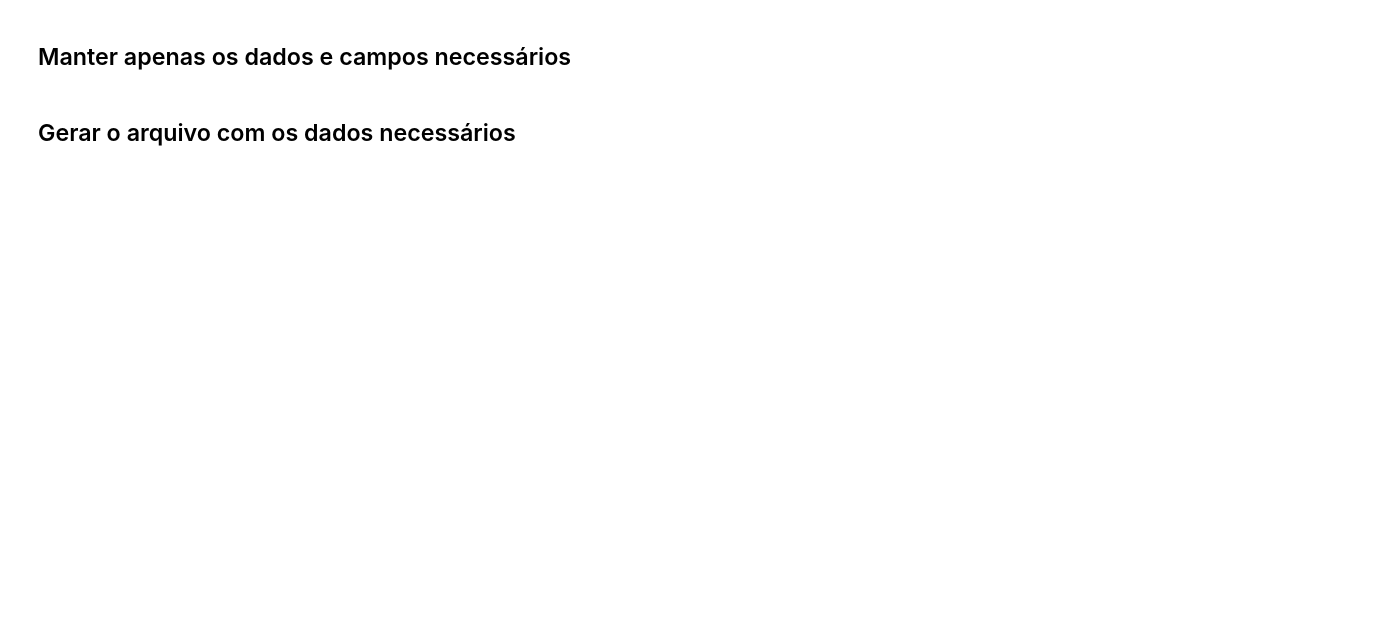
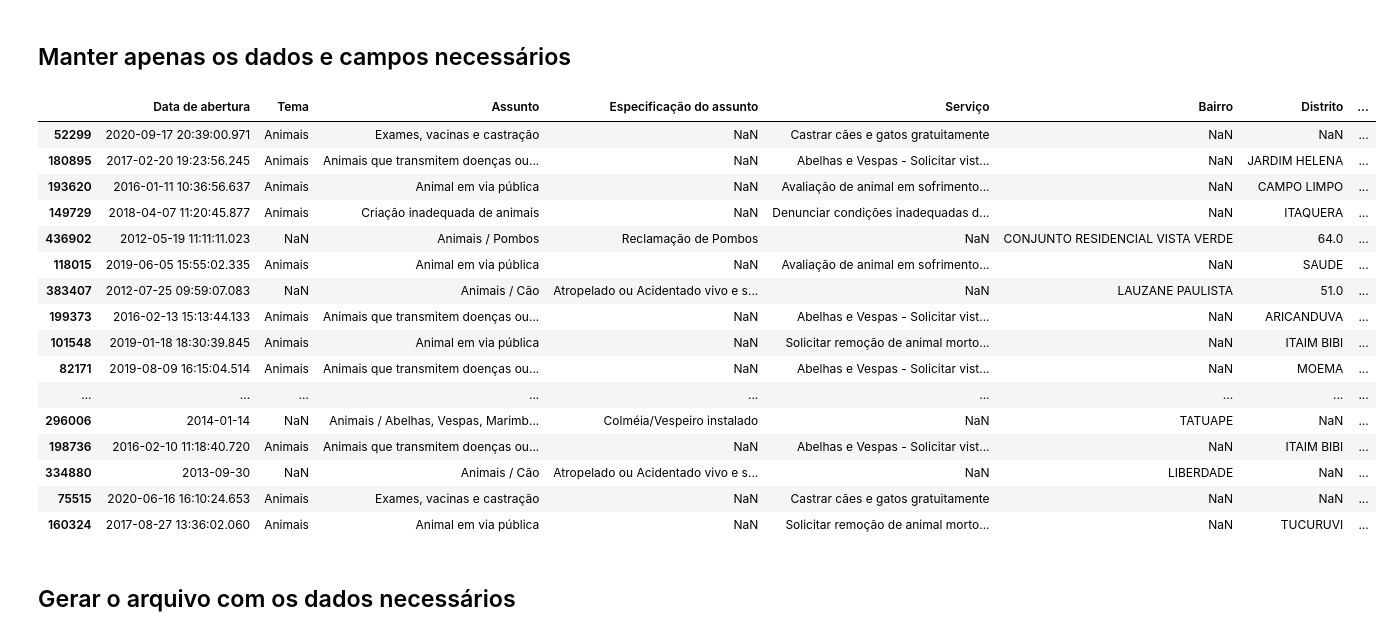
Before and after one commit to DemikFR/Analise-Controle-Zoonoses-SP156, a Jupyter notebook: base_dados/data_scraping.ipynb, the cells around one changed output. Drawn from its saved outputs; the diff is of its cells as text; code cells hidden in the pictures; blank space fills up the shorter version.

```diff
--- a/base_dados/data_scraping.ipynb
+++ b/base_dados/data_scraping.ipynb
@@ -53,0 +32,31 @@ O arquivo arquivofinal4sem2022.xlsx.csv foi inserido com sucesso.
+# %%
+# URL base do site da Prefeitura
+url_base = 'http://dados.prefeitura.sp.gov.br'
+
+# URL inicial onde estarão os links para os datasets
+url_inicial = 'http://dados.prefeitura.sp.gov.br/dataset/dados-do-sp156'
+
+# extensão do dataset para filtrar
+file_type = '.csv'
+
+for link in get_soup(url_inicial, r'^Dados do SP156 -.*'):
+
+    # Pegar o link de download
+    for page in get_soup(url_base+link['href'], r'^http://dados.prefeitura.sp.gov.br/dataset/.*'):
+        link_download = page['href']
+
+        # Verificar se é o arquivo a ser baixado é Excel
+        if file_type in link_download:
+
+            # Se for usar .csv
+            response_csv = requests.get(page['href'])
+
+            if int(link["title"][-4:]) >= 2021:
+                df3 = pd.read_csv(StringIO(response_csv.content.decode('cp1252')), sep=';', encoding='utf8', low_memory=False)
+                continue
+            else:
+                df3 = pd.read_csv(StringIO(response_csv.content.decode('utf8')), sep=',', encoding='utf8', low_memory=False)
+
+            # Inserir os dados na planilha original
+            df = pd.concat([df, df3], ignore_index=True)
+            print(f'Os dados do {link["title"]} foram inseridos com sucesso.')
@@ -54,9 +103,31 @@ O arquivo arquivofinal4sem2022.xlsx.csv foi inserido com sucesso.
 # %% [markdown]
 ## Manter apenas os dados e campos necessários
+# %%
+df = df[['Data de abertura', 'Tema', 'Assunto', 'Especificação do assunto', 'Serviço', 'Bairro', 'Distrito'
+         , 'Status da solicitação', 'Data do parecer']]
 # %%
-df = df[df['Assunto'].str.contains('Animais', regex=False)].reset_index(drop=True)
+df = df[df['Assunto'].str.contains('Animais', regex=False) | df['Tema'].str.contains(r'^Anim.*', regex=True)].reset_index(
+    drop=True)
-# %%
-df.drop(columns=['Distrito', 'Órgão', 'Canal de atendimento'], inplace=True)
+# %%
+df.sample(20)
+# %% [output]
+|  | Data de abertura | Tema | Assunto | Especificação do assunto | Serviço | Bairro | Distrito | ... |
+| 52299 | 2020-09-17 20:39:00.971 | Animais | Exames, vacinas e castração | NaN | Castrar cães e gatos gratuitamente | NaN | NaN | ... |
+| 180895 | 2017-02-20 19:23:56.245 | Animais | Animais que transmitem doenças ou... | NaN | Abelhas e Vespas - Solicitar vist... | NaN | JARDIM HELENA | ... |
+| 193620 | 2016-01-11 10:36:56.637 | Animais | Animal em via pública | NaN | Avaliação de animal em sofrimento... | NaN | CAMPO LIMPO | ... |
+| 149729 | 2018-04-07 11:20:45.877 | Animais | Criação inadequada de animais | NaN | Denunciar condições inadequadas d... | NaN | ITAQUERA | ... |
+| 436902 | 2012-05-19 11:11:11.023 | NaN | Animais / Pombos | Reclamação de Pombos | NaN | CONJUNTO RESIDENCIAL VISTA VERDE | 64.0 | ... |
+| 118015 | 2019-06-05 15:55:02.335 | Animais | Animal em via pública | NaN | Avaliação de animal em sofrimento... | NaN | SAUDE | ... |
+| 383407 | 2012-07-25 09:59:07.083 | NaN | Animais / Cão | Atropelado ou Acidentado vivo e s... | NaN | LAUZANE PAULISTA | 51.0 | ... |
+| 199373 | 2016-02-13 15:13:44.133 | Animais | Animais que transmitem doenças ou... | NaN | Abelhas e Vespas - Solicitar vist... | NaN | ARICANDUVA | ... |
+| 101548 | 2019-01-18 18:30:39.845 | Animais | Animal em via pública | NaN | Solicitar remoção de animal morto... | NaN | ITAIM BIBI | ... |
+| 82171 | 2019-08-09 16:15:04.514 | Animais | Animais que transmitem doenças ou... | NaN | Abelhas e Vespas - Solicitar vist... | NaN | MOEMA | ... |
+| ... | ... | ... | ... | ... | ... | ... | ... | ... |
+| 296006 | 2014-01-14 | NaN | Animais / Abelhas, Vespas, Marimb... | Colméia/Vespeiro instalado | NaN | TATUAPE | NaN | ... |
+| 198736 | 2016-02-10 11:18:40.720 | Animais | Animais que transmitem doenças ou... | NaN | Abelhas e Vespas - Solicitar vist... | NaN | ITAIM BIBI | ... |
+| 334880 | 2013-09-30 | NaN | Animais / Cão | Atropelado ou Acidentado vivo e s... | NaN | LIBERDADE | NaN | ... |
+| 75515 | 2020-06-16 16:10:24.653 | Animais | Exames, vacinas e castração | NaN | Castrar cães e gatos gratuitamente | NaN | NaN | ... |
+| 160324 | 2017-08-27 13:36:02.060 | Animais | Animal em via pública | NaN | Solicitar remoção de animal morto... | NaN | TUCURUVI | ... |
 # %% [markdown]
 ## Gerar o arquivo com os dados necessários
 # %%
```
Also changed, not shown: parts of 10 cells of this notebook, 1 other file.
